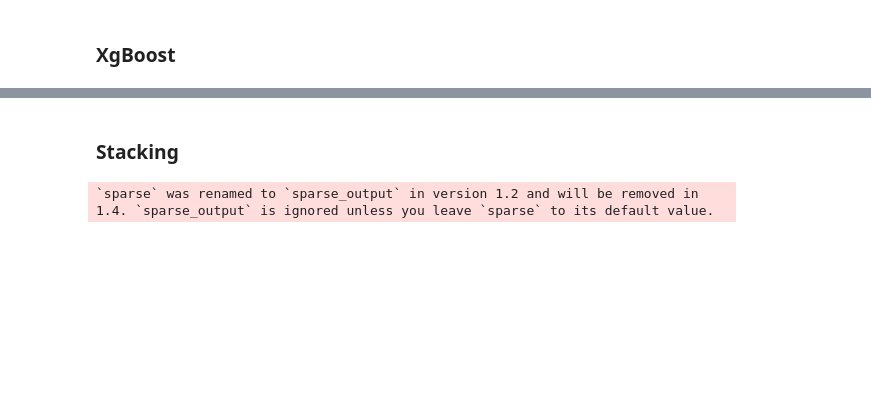
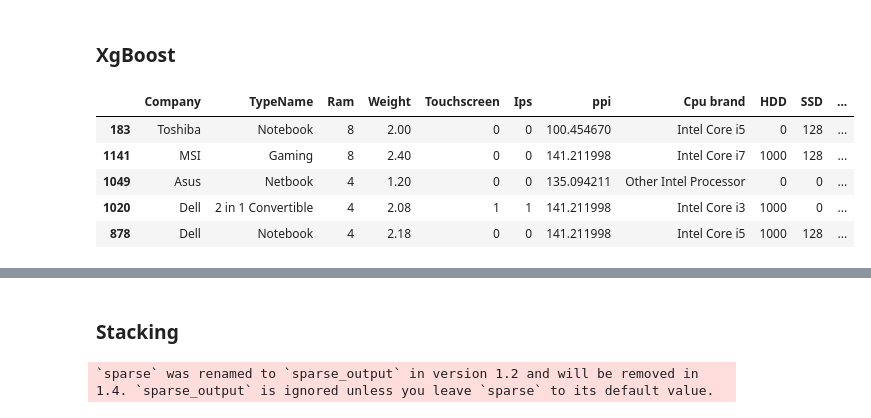
Before and after one commit to Imareeba2932/laptop, a Jupyter notebook: laptop-price-prediction (1).ipynb, the cells around one changed output, grey strips where cells are left out. Saved outputs shown, nothing was run; the diff lists cells and outputs as text; code cells hidden in the pictures; blank space fills up the shorter version.

```diff
--- a/laptop-price-prediction (1).ipynb
+++ b/laptop-price-prediction (1).ipynb
@@ -937,5 +937,14 @@ MAE 0.15913583167495338
 # %% [markdown]
 ### XgBoost
+# %%
+X_train.head()
+# %% [output]
+|  | Company | TypeName | Ram | Weight | Touchscreen | Ips | ppi | Cpu brand | HDD | SSD | ... |
+| 183 | Toshiba | Notebook | 8 | 2.00 | 0 | 0 | 100.454670 | Intel Core i5 | 0 | 128 | ... |
+| 1141 | MSI | Gaming | 8 | 2.40 | 0 | 0 | 141.211998 | Intel Core i7 | 1000 | 128 | ... |
+| 1049 | Asus | Netbook | 4 | 1.20 | 0 | 0 | 135.094211 | Other Intel Processor | 0 | 0 | ... |
+| 1020 | Dell | 2 in 1 Convertible | 4 | 2.08 | 1 | 1 | 141.211998 | Intel Core i3 | 1000 | 0 | ... |
+| 878 | Dell | Notebook | 4 | 2.18 | 0 | 0 | 141.211998 | Intel Core i5 | 1000 | 128 | ... |
 # %%
 step1 = ColumnTransformer(transformers=[
     ('col_tnf',OneHotEncoder(sparse=False,drop='first'),[0,1,7,10,11])
```
Also changed, not shown: parts of 16 cells of this notebook, 3 other files.
